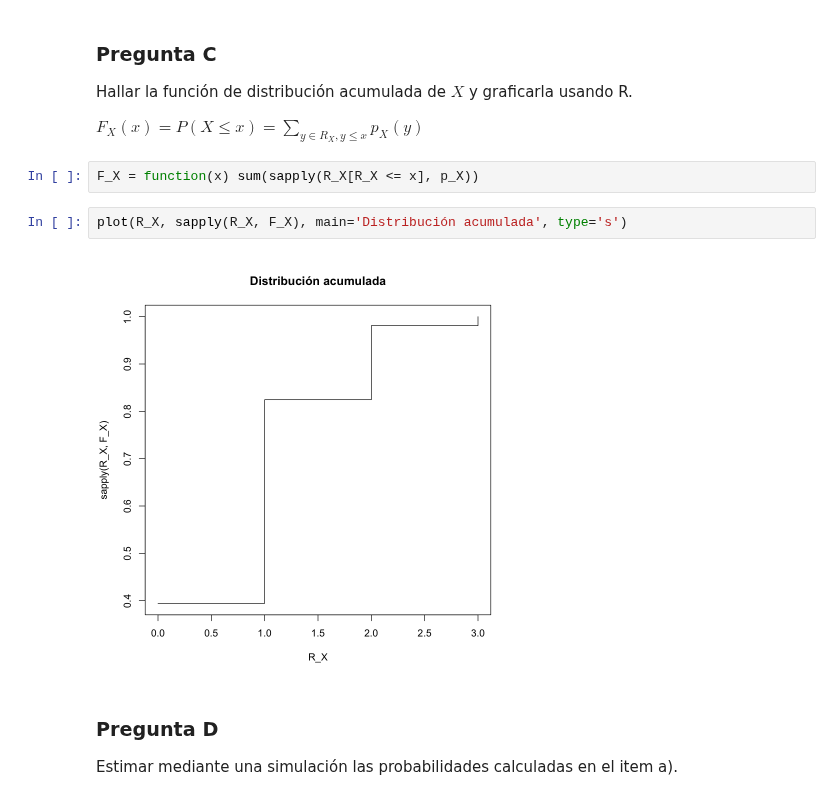
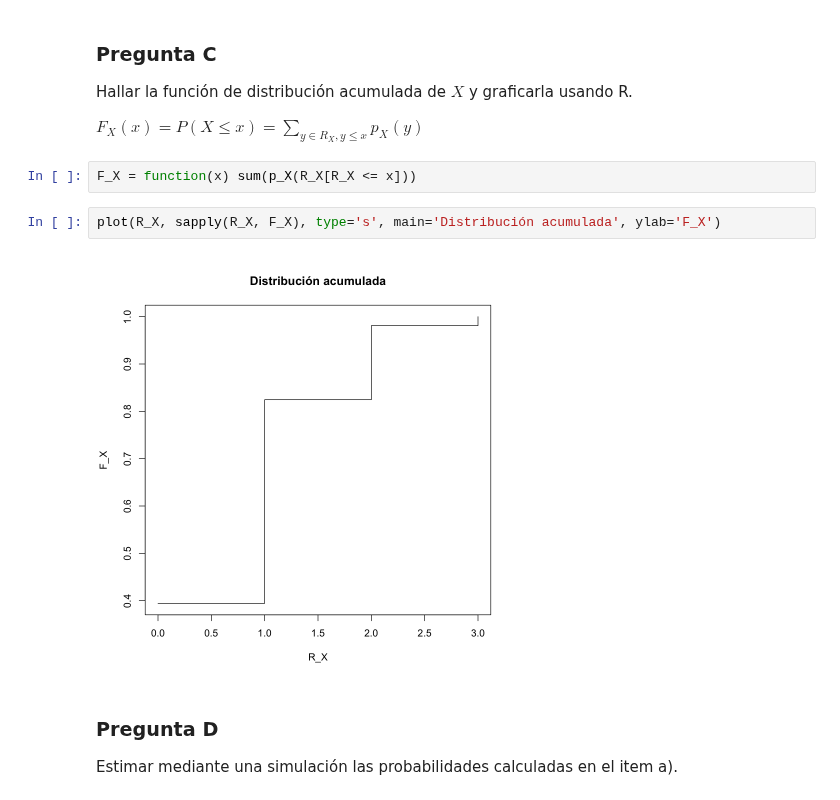
Before and after one commit to honi/uba-probabilidad-y-estadistica, a Jupyter notebook: Soluciones/Práctica2.ipynb, the cells around one changed output. Drawn from its saved outputs; the diff is of its cells as text.

```diff
--- a/Soluciones/Práctica2.ipynb
+++ b/Soluciones/Práctica2.ipynb
@@ -71,11 +71,11 @@ Hallar la función de distribución acumulada de $X$ y graficarla usando R.
 
 $F_X(x) = P(X \leq x) = \sum_{y \in R_X, y \leq x} p_X(y)$
 # %%
-F_X = function(x) sum(sapply(R_X[R_X <= x], p_X))
+F_X = function(x) sum(p_X(R_X[R_X <= x]))
 # %%
-plot(R_X, sapply(R_X, F_X), main='Distribución acumulada', type='s')
+plot(R_X, sapply(R_X, F_X), type='s', main='Distribución acumulada', ylab='F_X')
 # %% [output]
-[figure, old version]
+[figure, new version]
 # %% [markdown]
 ### Pregunta D
 
```
Also changed, not shown: parts of 16 cells of this notebook.
